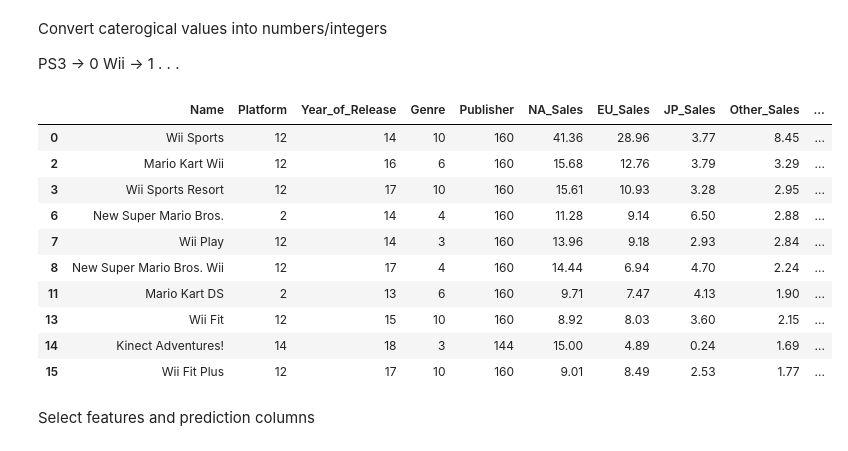
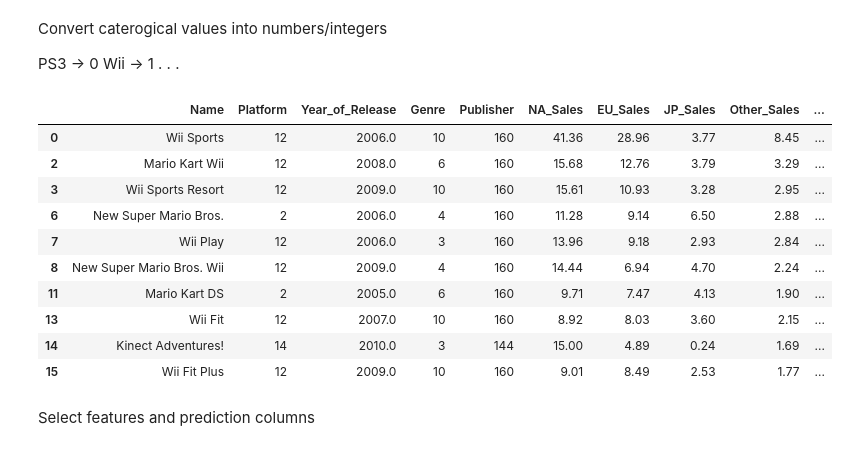
Before and after one commit to bretzNiklas/dataminingproject, a Jupyter notebook: VGA_Sales.ipynb, the cells around one changed output. Cells and saved outputs as stored; diff of their text form; code cells hidden in the pictures.

```diff
--- a/VGA_Sales.ipynb
+++ b/VGA_Sales.ipynb
@@ -73,26 +73,29 @@ Wii -> 1
 # %%
 from sklearn.model_selection import train_test_split
 from sklearn.linear_model import LinearRegression
 from sklearn.metrics import mean_squared_error
 from sklearn.preprocessing import LabelEncoder, StandardScaler
 
 label_encoder = LabelEncoder()
 for column in feature_columns:
-  df_vg_sales[column] = label_encoder.fit_transform(df_vg_sales[column])
+  try:
+    int(df_vg_sales.loc[0,column])
+  except: # if it isn't a number -> label encoding
+      df_vg_sales[column] = label_encoder.fit_transform(df_vg_sales[column])
+
+df_vg_sales.head(10)
+# %% [output]
+|  | Name | Platform | Year_of_Release | Genre | Publisher | NA_Sales | EU_Sales | JP_Sales | Other_Sales | ... |
+| 0 | Wii Sports | 12 | 2006.0 | 10 | 160 | 41.36 | 28.96 | 3.77 | 8.45 | ... |
+| 2 | Mario Kart Wii | 12 | 2008.0 | 6 | 160 | 15.68 | 12.76 | 3.79 | 3.29 | ... |
+| 3 | Wii Sports Resort | 12 | 2009.0 | 10 | 160 | 15.61 | 10.93 | 3.28 | 2.95 | ... |
+| 6 | New Super Mario Bros. | 2 | 2006.0 | 4 | 160 | 11.28 | 9.14 | 6.50 | 2.88 | ... |
+| 7 | Wii Play | 12 | 2006.0 | 3 | 160 | 13.96 | 9.18 | 2.93 | 2.84 | ... |
+| 8 | New Super Mario Bros. Wii | 12 | 2009.0 | 4 | 160 | 14.44 | 6.94 | 4.70 | 2.24 | ... |
+| 11 | Mario Kart DS | 2 | 2005.0 | 6 | 160 | 9.71 | 7.47 | 4.13 | 1.90 | ... |
+| 13 | Wii Fit | 12 | 2007.0 | 10 | 160 | 8.92 | 8.03 | 3.60 | 2.15 | ... |
+| 14 | Kinect Adventures! | 14 | 2010.0 | 3 | 144 | 15.00 | 4.89 | 0.24 | 1.69 | ... |
+| 15 | Wii Fit Plus | 12 | 2009.0 | 10 | 160 | 9.01 | 8.49 | 2.53 | 1.77 | ... |
-# %%
-df_vg_sales.head(10)
-# %% [output]
-|  | Name | Platform | Year_of_Release | Genre | Publisher | NA_Sales | EU_Sales | JP_Sales | Other_Sales | ... |
-| 0 | Wii Sports | 12 | 14 | 10 | 160 | 41.36 | 28.96 | 3.77 | 8.45 | ... |
-| 2 | Mario Kart Wii | 12 | 16 | 6 | 160 | 15.68 | 12.76 | 3.79 | 3.29 | ... |
-| 3 | Wii Sports Resort | 12 | 17 | 10 | 160 | 15.61 | 10.93 | 3.28 | 2.95 | ... |
-| 6 | New Super Mario Bros. | 2 | 14 | 4 | 160 | 11.28 | 9.14 | 6.50 | 2.88 | ... |
-| 7 | Wii Play | 12 | 14 | 3 | 160 | 13.96 | 9.18 | 2.93 | 2.84 | ... |
-| 8 | New Super Mario Bros. Wii | 12 | 17 | 4 | 160 | 14.44 | 6.94 | 4.70 | 2.24 | ... |
-| 11 | Mario Kart DS | 2 | 13 | 6 | 160 | 9.71 | 7.47 | 4.13 | 1.90 | ... |
-| 13 | Wii Fit | 12 | 15 | 10 | 160 | 8.92 | 8.03 | 3.60 | 2.15 | ... |
-| 14 | Kinect Adventures! | 14 | 18 | 3 | 144 | 15.00 | 4.89 | 0.24 | 1.69 | ... |
-| 15 | Wii Fit Plus | 12 | 17 | 10 | 160 | 9.01 | 8.49 | 2.53 | 1.77 | ... |
 # %% [markdown]
 Select features and prediction columns
 # %%
```
Also changed, not shown: parts of 2 cells of this notebook.
